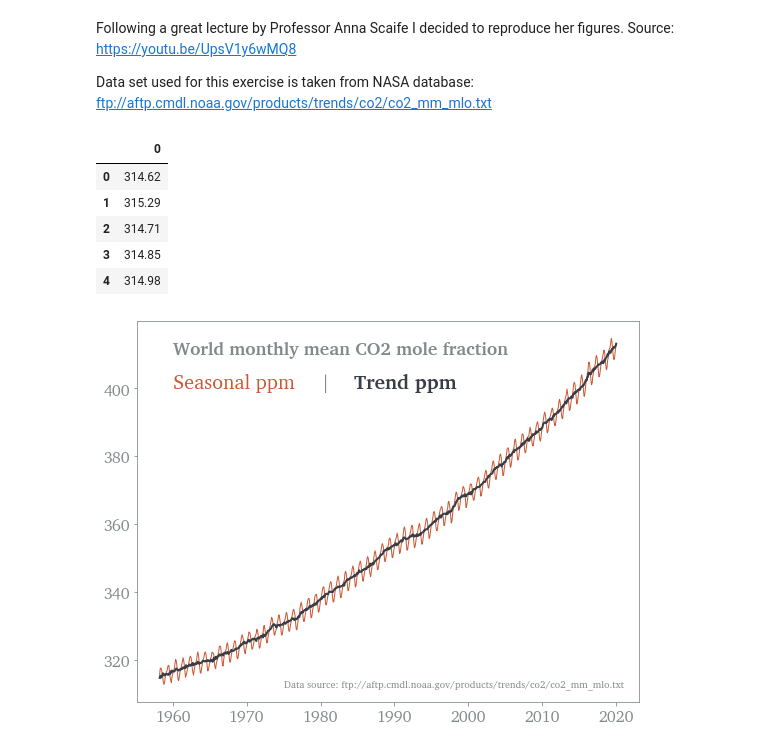
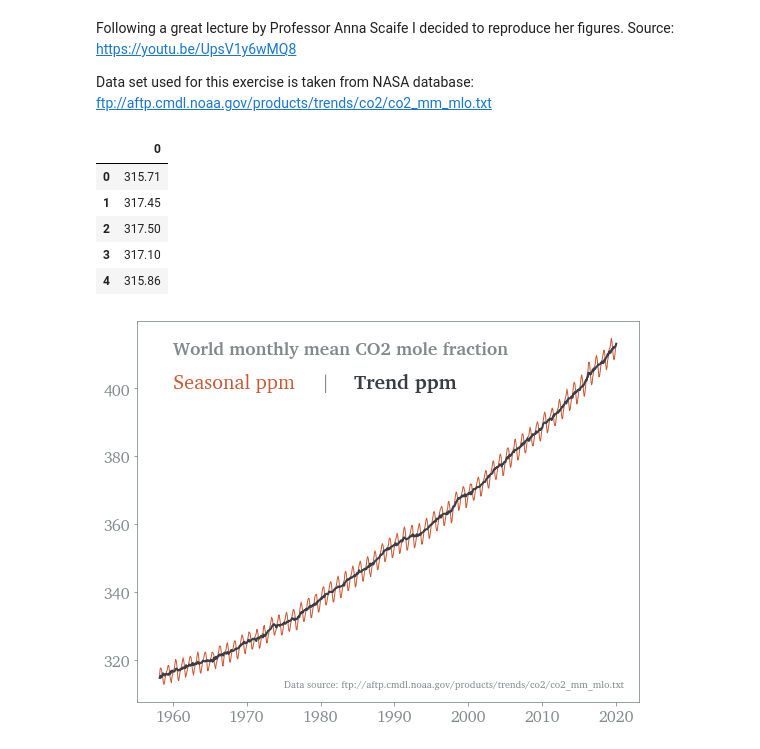
Before and after one commit to kamilazdybal/ulb-atm-phd, a Jupyter notebook: GPR/GPR-for-atmospheric-CO2-prediction.ipynb, the cells around one changed output. Cells and saved outputs as stored; diff of their text form; code cells hidden in the pictures.

```diff
--- a/GPR/GPR-for-atmospheric-CO2-prediction.ipynb
+++ b/GPR/GPR-for-atmospheric-CO2-prediction.ipynb
@@ -13,39 +13,42 @@ import os
 import shutil
 from matplotlib import pyplot as plt
 import numpy as np
 
 # Upload data set:
 # url = 'ftp://aftp.cmdl.noaa.gov/products/trends/co2/co2_mm_mlo.txt'
 # urllib.request.urlretrieve(url, 'co2_mm_mlo.txt')
 
 # Pre-process the data set:
 time = []
 co2_seasonal = []
 co2_trend = []
 
 file = open("co2_mm_mlo.txt", "r")
 fileLines = file.readlines()
 
 for line in fileLines:
 
     # Get destination names:
     if line[0] != '#':
         line = line.replace(" ", ',').replace('\n', '').split(',')
         line = list(filter(None, line)) # fastest
         time.append(float(line[2]))
         co2_seasonal.append(float(line[4]))
         co2_trend.append(float(line[5]))
 
 file.close()
 
-pd.DataFrame(co2_trend).head(5)
+co2_trend_centered = co2_trend - np.mean(co2_trend)
+co2_seasonal_centered = co2_seasonal - np.mean(co2_seasonal)
+
+pd.DataFrame(co2_seasonal).head(5)
 # %% [output]
 |  | 0 |
-| 0 | 314.62 |
-| 1 | 315.29 |
-| 2 | 314.71 |
-| 3 | 314.85 |
-| 4 | 314.98 |
+| 0 | 315.71 |
+| 1 | 317.45 |
+| 2 | 317.50 |
+| 3 | 317.10 |
+| 4 | 315.86 |
 # %%
 # Plot the data set:
 csfont = {'fontname':'Charter', 'fontweight':'regular'}
```
Also changed, not shown: parts of 1 cell of this notebook, 4 other files.
